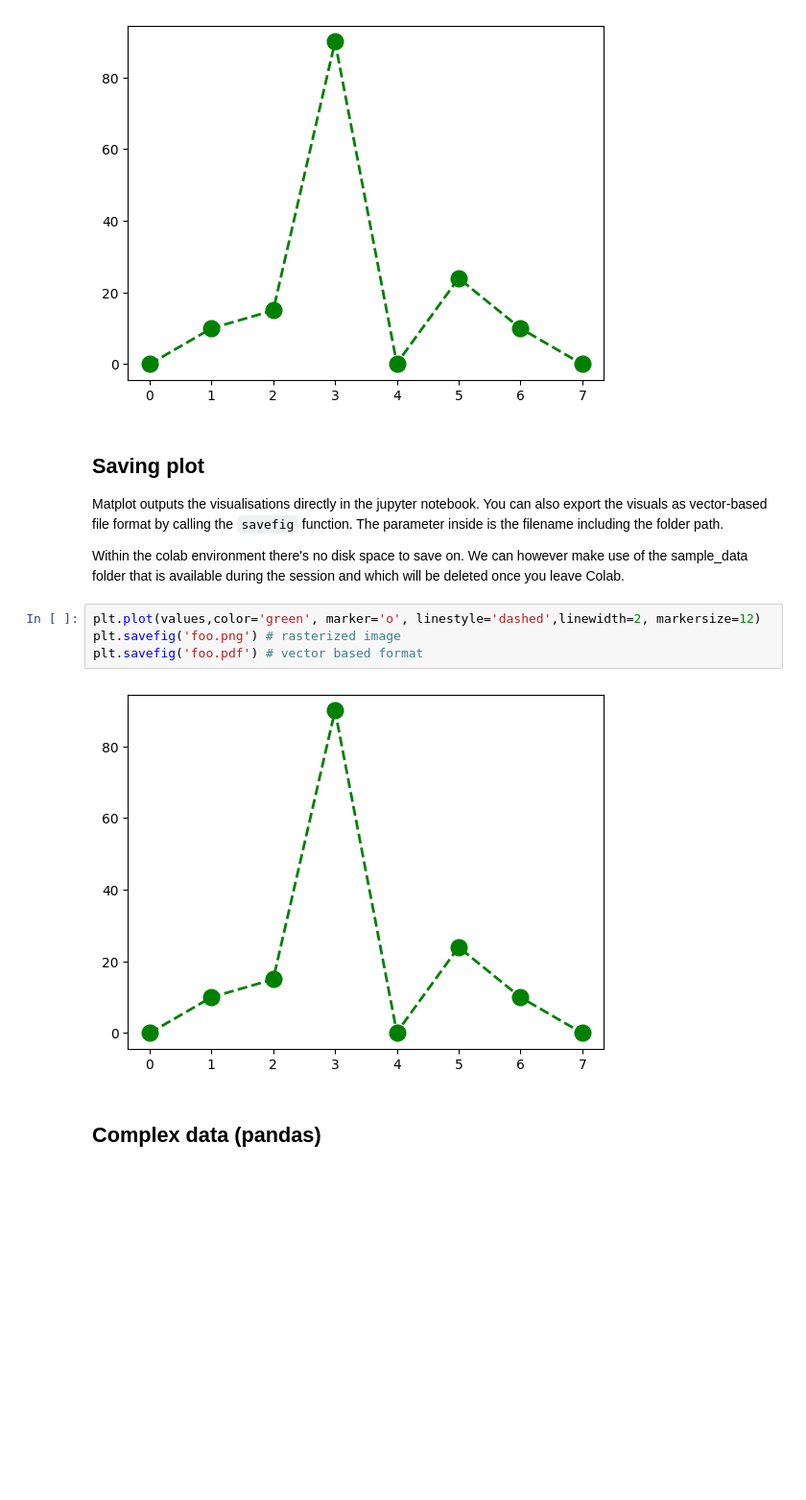
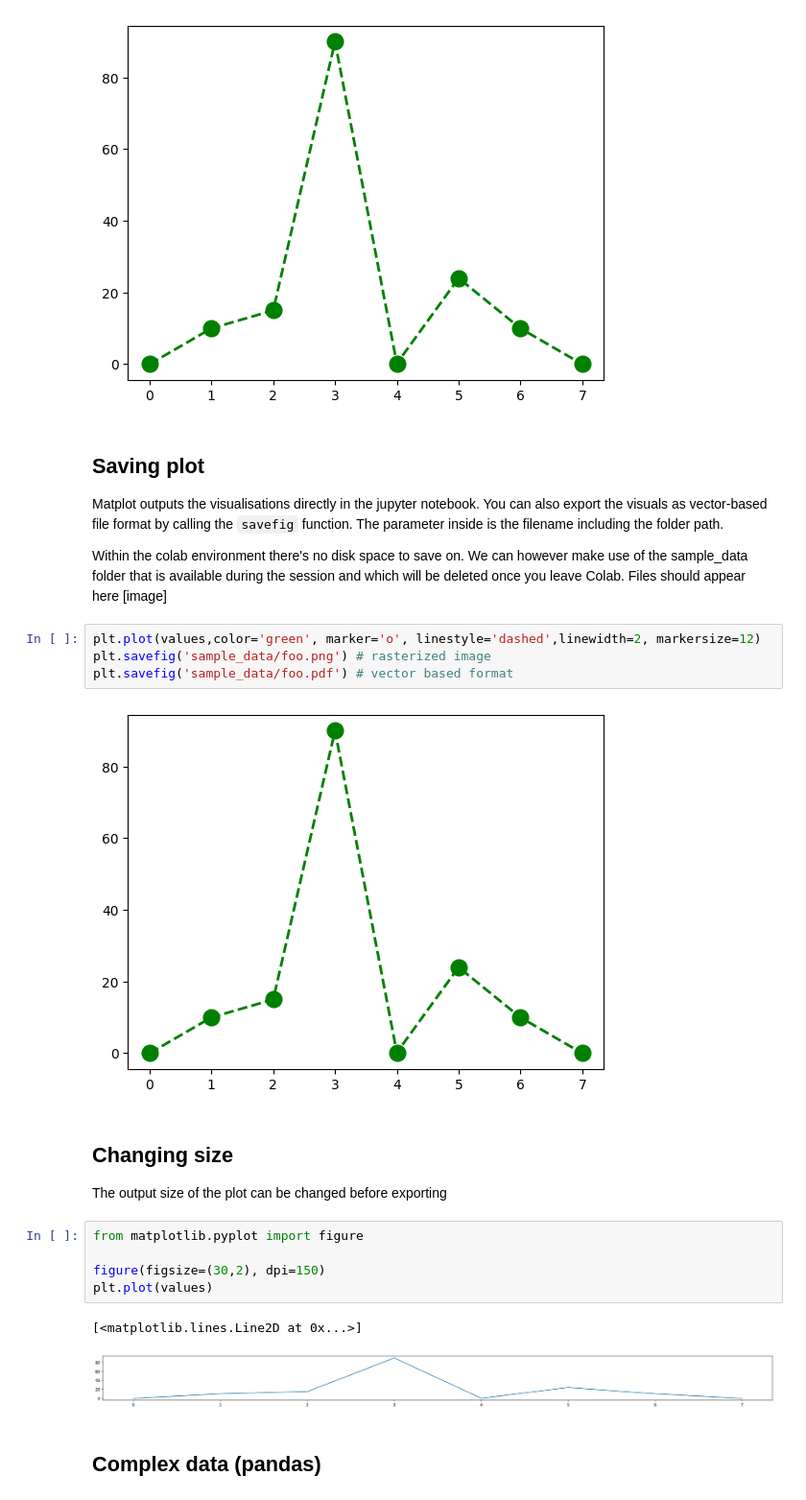
Before and after one commit to fleshgordo/cocreate22, a Jupyter notebook: 004_plotting.ipynb, the cells around one changed output. Shown: that part at 96% size. Drawn from its saved outputs; the diff is of its cells as text; blank space fills up the shorter version.

Commit message:
added plotting

````diff
--- a/004_plotting.ipynb
+++ b/004_plotting.ipynb
@@ -30,12 +30,24 @@ plt.show()
 
 Matplot outputs the visualisations directly in the jupyter notebook. You can also export the visuals as vector-based file format by calling the ```savefig``` function. The parameter inside is the filename including the folder path.
 
-Within the colab environment there's no disk space to save on. We can however make use of the sample_data folder that is available during the session and which will be deleted once you leave Colab.
+Within the colab environment there's no disk space to save on. We can however make use of the sample_data folder that is available during the session and which will be deleted once you leave Colab. Files should appear here [image]
 # %%
 plt.plot(values,color='green', marker='o', linestyle='dashed',linewidth=2, markersize=12)
-plt.savefig('foo.png') # rasterized image
-plt.savefig('foo.pdf') # vector based format
+plt.savefig('sample_data/foo.png') # rasterized image
+plt.savefig('sample_data/foo.pdf') # vector based format
 # %% [output]
 [figure]
+# %% [markdown]
+## Changing size
+
+The output size of the plot can be changed before exporting
+# %%
+from matplotlib.pyplot import figure
+
+figure(figsize=(30,2), dpi=150)
+plt.plot(values)
+# %% [output]
+[<matplotlib.lines.Line2D at 0x...>]
+[figure, added]
 # %% [markdown]
 ## Complex data (pandas)
````
